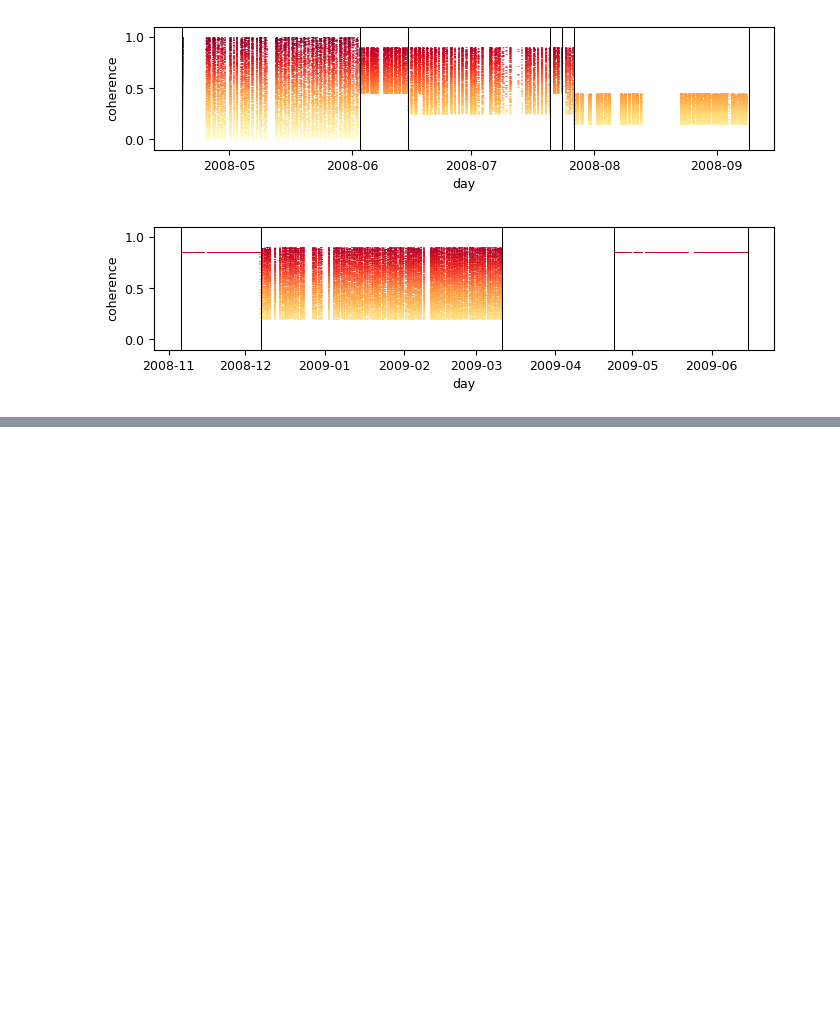
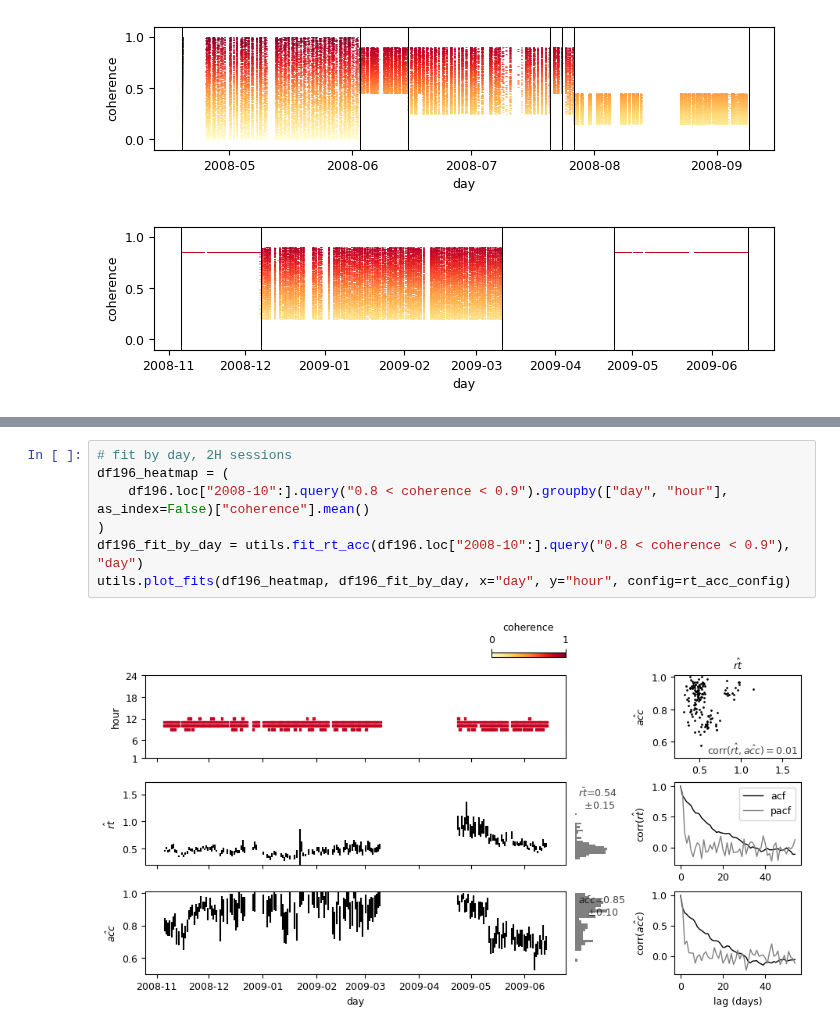
Before and after one commit to griegner/drift-diffusion, a Jupyter notebook: examples/03-rat196-reference-plots.ipynb, the cells around one changed output, grey strips where cells are left out. Cells and saved outputs as stored; diff of their text form; blank space fills up the shorter version.

```diff
--- a/examples/03-rat196-reference-plots.ipynb
+++ b/examples/03-rat196-reference-plots.ipynb
@@ -71,0 +106,9 @@ utils.plot_heatmap_and_fits(
+# %%
+# fit by day, 2H sessions
+df196_heatmap = (
+    df196.loc["2008-10":].query("0.8 < coherence < 0.9").groupby(["day", "hour"], as_index=False)["coherence"].mean()
+)
+df196_fit_by_day = utils.fit_rt_acc(df196.loc["2008-10":].query("0.8 < coherence < 0.9"), "day")
+utils.plot_fits(df196_heatmap, df196_fit_by_day, x="day", y="hour", config=rt_acc_config)
+# %% [output]
+[figure, added]
```
Also changed, not shown: parts of 11 cells of this notebook, 2 other files.
